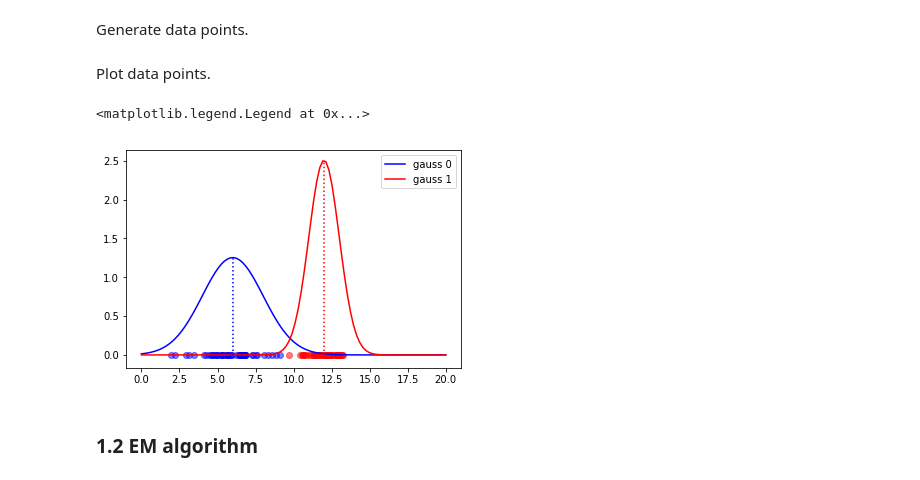
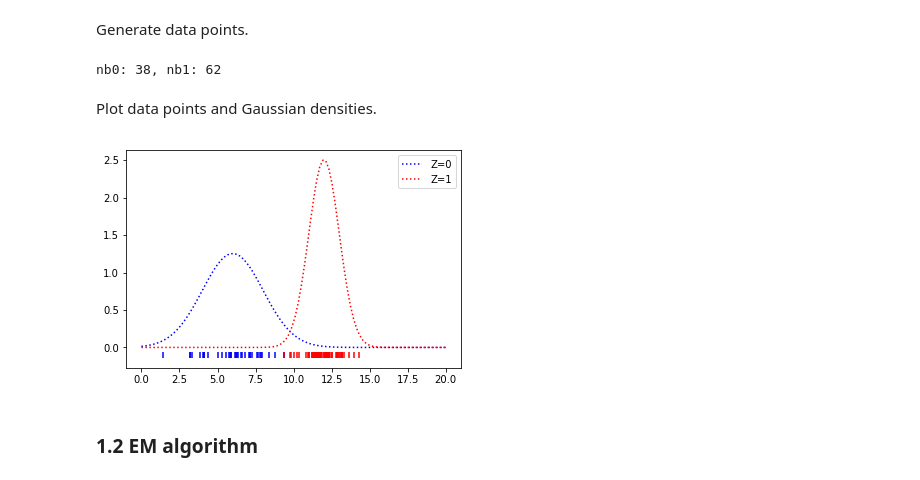
Before and after one commit to yokaiAG/Stage2019, a Jupyter notebook: Code/EMalgo.ipynb, the cells around one changed output. Drawn from its saved outputs; the diff is of its cells as text; code cells hidden in the pictures.

```diff
--- a/Code/EMalgo.ipynb
+++ b/Code/EMalgo.ipynb
@@ -11,6 +11,7 @@ import matplotlib.pyplot as plt
 # %% [markdown]
 Parameters of the Gaussians.
 # %%
+p = 0.6 # proba of Z=1 (Z=0 with prob 1-p)
 mu = (6, 12) # means
 sigma = (2, 1) # standard deviation
 # %% [markdown]
@@ -46,25 +25,46 @@ Z = np.concatenate((np.random.normal(mu[0], sigma[0], n), np.random.normal(mu[1]
+# %%
+# generate data points
+n = 100
+Z = list()
+X0, X1 = list(), list()
+for i in range(n):
+    if random.random() < p: # draw z
+        Z.append(1)
+        X1.append(np.random.normal(mu[1], sigma[1]))
+    else:
+        Z.append(0)
+        X0.append(np.random.normal(mu[0], sigma[0]))
+X = X0 + X1
+# %%
+print("nb0: {}, nb1: {}".format(len(X0), len(X1)))
+# %% [output]
+nb0: 38, nb1: 62
 # %% [markdown]
-Plot data points.
+Plot data points and Gaussian densities.
 # %%
-# abscissae space
-x = np.linspace(0, 20, 100)
+# abscissae spaces
+absc = np.linspace(0, 20, 100)
+# x_blue = np.linspace(0, 12.5, 100)
+# x_red = np.linspace(11.5, 20, 100)
 
 # gauss curves
-plt.plot(x, gauss(x, mu[0], sigma[0]), color='blue', label='gauss 0')
-plt.plot(x, gauss(x, mu[1], sigma[1]), color='red', label='gauss 1')
+plt.plot(absc, gauss(absc, mu[0], sigma[0]), color='blue', label='Z=0', ls=':')
+plt.plot(absc, gauss(absc, mu[1], sigma[1]), color='red', label='Z=1', ls=':')
 
-# mean vertical line
-plt.plot([mu[0], mu[0]], [0, 1/sigma[0]*np.sqrt(2*np.pi)], color='blue', ls=':')
-plt.plot([mu[1], mu[1]], [0, 1/sigma[1]*np.sqrt(2*np.pi)], color='red', ls=':')
+# # mean vertical line
+# plt.plot([mu[0], mu[0]], [0, 1/sigma[0]*np.sqrt(2*np.pi)], color='blue', ls='--', alpha=.5)
+# plt.plot([mu[1], mu[1]], [0, 1/sigma[1]*np.sqrt(2*np.pi)], color='red', ls='--', alpha=.5)
 
 # data points
-plt.scatter(Z[:n], [0]*n, alpha=.5, color='blue')
-plt.scatter(Z[n:], [0]*n, alpha=.5, color='red')
+plt.scatter(X0, [-.1]*len(X0), color='blue', marker='|')
+plt.scatter(X1, [-.1]*len(X1), color='red', marker='|')
 
 plt.legend(loc='best')
+plt.savefig("../LaTeX/EMalgo/example/EMalgo_init.pdf")
+plt.show()
+plt.close()
 # %% [output]
-<matplotlib.legend.Legend at 0x...>
-[figure, old version]
+[figure, new version]
 # %% [markdown]
 ### 1.2 EM algorithm
 # %% [markdown]
```
Also changed, not shown: parts of 7 cells of this notebook.
